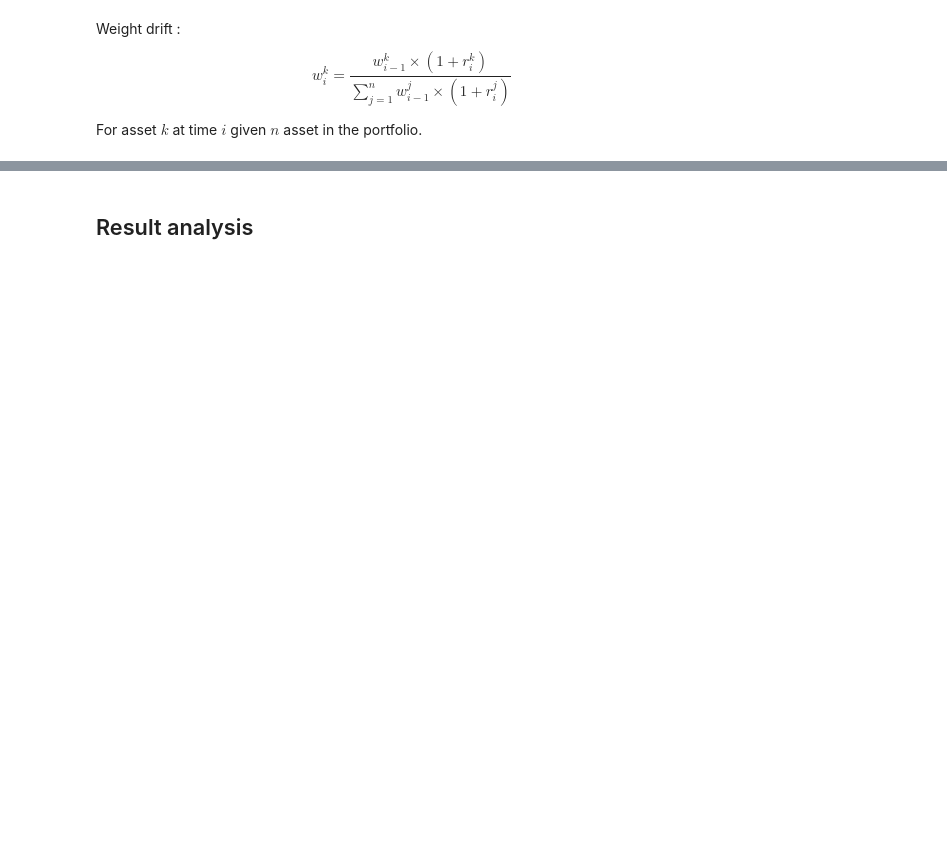
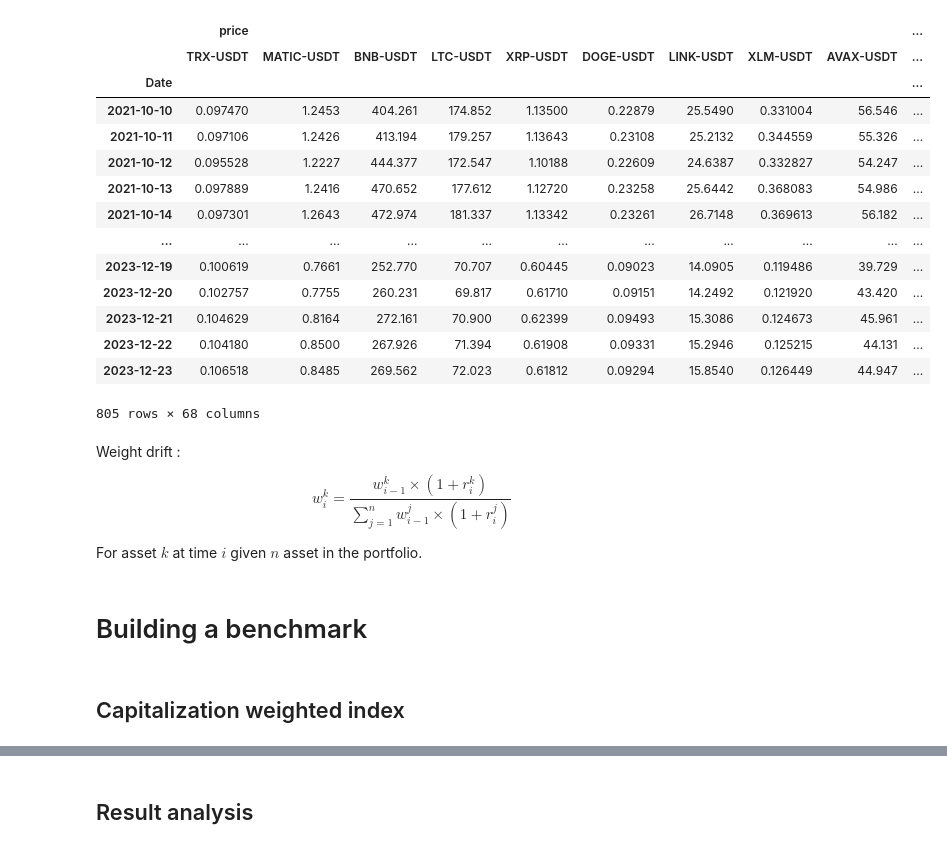
Before and after one commit to BaptisteZloch/Crypto-momentum-portfolios, a Jupyter notebook: src/crypto-momentum-cross-sectional.ipynb, the cells around one changed output, grey strips where cells are left out. Drawn from its saved outputs; the diff is of its cells as text; code cells hidden in the pictures; blank space fills up the shorter version.

```diff
--- a/src/crypto-momentum-cross-sectional.ipynb
+++ b/src/crypto-momentum-cross-sectional.ipynb
@@ -53,3 +53,21 @@ univers.head()
+# %%
+univers
+# %% [output]
+|  | price |  |  |  |  |  |  |  |  | ... |
+|  | TRX-USDT | MATIC-USDT | BNB-USDT | LTC-USDT | XRP-USDT | DOGE-USDT | LINK-USDT | XLM-USDT | AVAX-USDT | ... |
+| Date |  |  |  |  |  |  |  |  |  | ... |
+| 2021-10-10 | 0.097470 | 1.2453 | 404.261 | 174.852 | 1.13500 | 0.22879 | 25.5490 | 0.331004 | 56.546 | ... |
+| 2021-10-11 | 0.097106 | 1.2426 | 413.194 | 179.257 | 1.13643 | 0.23108 | 25.2132 | 0.344559 | 55.326 | ... |
+| 2021-10-12 | 0.095528 | 1.2227 | 444.377 | 172.547 | 1.10188 | 0.22609 | 24.6387 | 0.332827 | 54.247 | ... |
+| 2021-10-13 | 0.097889 | 1.2416 | 470.652 | 177.612 | 1.12720 | 0.23258 | 25.6442 | 0.368083 | 54.986 | ... |
+| 2021-10-14 | 0.097301 | 1.2643 | 472.974 | 181.337 | 1.13342 | 0.23261 | 26.7148 | 0.369613 | 56.182 | ... |
+| ... | ... | ... | ... | ... | ... | ... | ... | ... | ... | ... |
+| 2023-12-19 | 0.100619 | 0.7661 | 252.770 | 70.707 | 0.60445 | 0.09023 | 14.0905 | 0.119486 | 39.729 | ... |
+| 2023-12-20 | 0.102757 | 0.7755 | 260.231 | 69.817 | 0.61710 | 0.09151 | 14.2492 | 0.121920 | 43.420 | ... |
+| 2023-12-21 | 0.104629 | 0.8164 | 272.161 | 70.900 | 0.62399 | 0.09493 | 15.3086 | 0.124673 | 45.961 | ... |
+| 2023-12-22 | 0.104180 | 0.8500 | 267.926 | 71.394 | 0.61908 | 0.09331 | 15.2946 | 0.125215 | 44.131 | ... |
+| 2023-12-23 | 0.106518 | 0.8485 | 269.562 | 72.023 | 0.61812 | 0.09294 | 15.8540 | 0.126449 | 44.947 | ... |
+805 rows × 68 columns
 # %%
 def rank_by_field(univers: Union[pd.DataFrame, pd.Series], field: str):
     return univers[f"{field}"].iloc[-1].sort_values(ascending=False).index.to_list()
@@ -67,3 +81,7 @@ Weight drift :
 $$w_i^k=\frac{w_{i-1}^k\times (1+r_i^k)}{\sum_{j=1}^n w_{i-1}^j\times(1+r_i^j)}$$
 
 For asset $k$ at time $i$ given $n$ asset in the portfolio.
+# %% [markdown]
+# Building a benchmark
+# %% [markdown]
+## Capitalization weighted index
```
Also changed, not shown: parts of 16 cells of this notebook, 1 other file.
